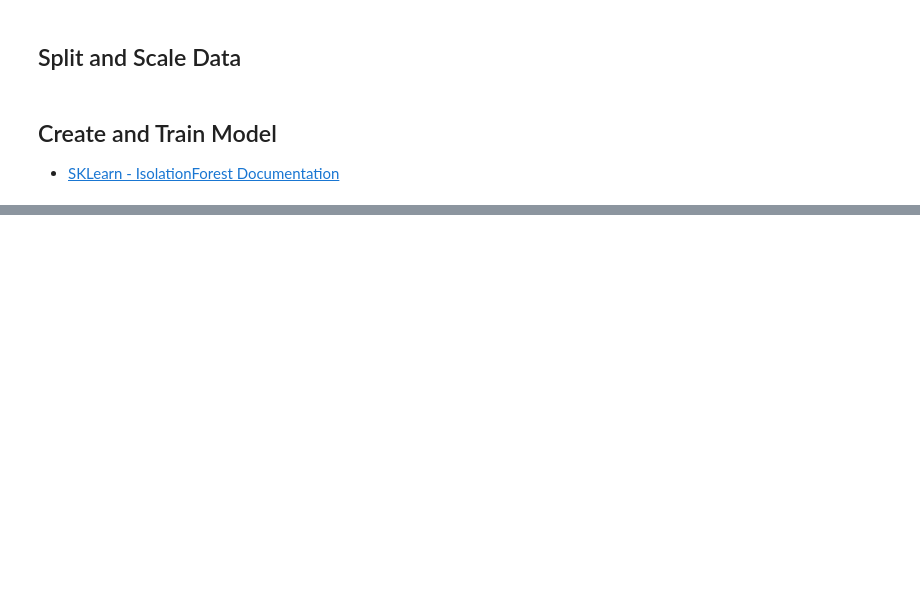
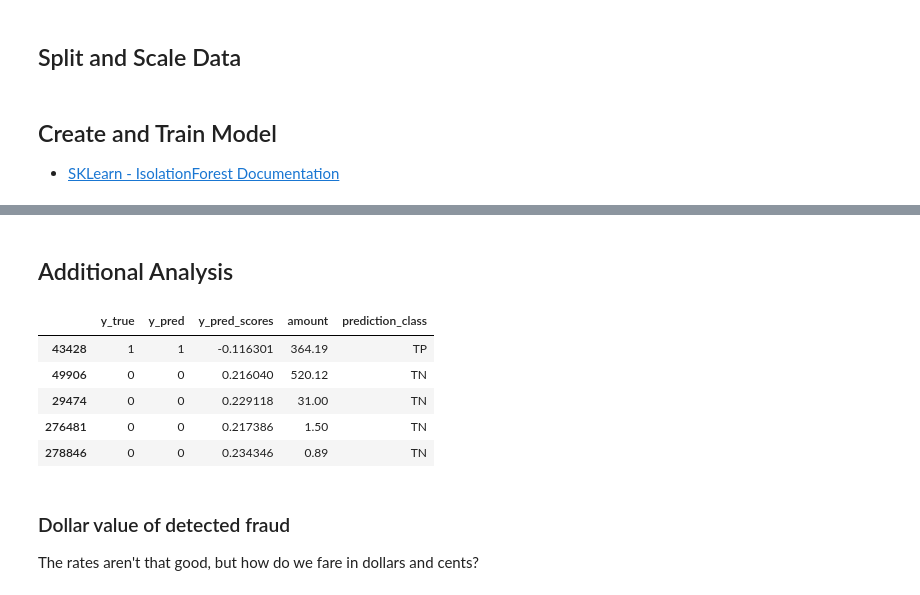
Before and after one commit to fresh-seaway/credit_card_fraud_project, a Jupyter notebook: notebooks/4_isolation_forest.ipynb, the cells around one changed output, grey strips where cells are left out. Drawn from its saved outputs; the diff is of its cells as text; code cells hidden in the pictures; blank space fills up the shorter version.

Commit message:
asus additions

```diff
--- a/notebooks/4_isolation_forest.ipynb
+++ b/notebooks/4_isolation_forest.ipynb
@@ -79,0 +196,64 @@ df_test.shape
+# %% [markdown]
+## Additional Analysis
+# %%
+def assemble_test_df(y_true, y_pred, y_pred_scores, transaction_amounts):
+
+    """
+    Returns:
+        A DF with the following columns:
+            - y_true
+            - y_pred
+            - y_pred_scores
+            - amount
+            - prediction_class
+
+        prediction_class contains a label as to whether the prediction was TP, FP, TN, and FN.
+    """
+
+    # Confirm input lengths match
+    if len(y_true) != len(y_pred) or len(y_true) != len(transaction_amounts):
+
+        print("Inputs Length Mismatch")
+        print(f"y_true: {len(y_true)}")
+        print(f"y_pred: {len(y_pred)}")
+        print(f"transaction_amounts: {len(transaction_amounts)}")
+
+        return _
+
+
+    # Define function to classify predictions
+    def classify_prediction(row):
+
+        if row['y_pred'] == 0:
+            if row['y_true'] == 0: return "TN"
+            elif row['y_true'] == 1: return "FN"
+
+        elif row['y_pred'] == 1:
+            if row['y_true'] == 0: return "FP"
+            elif row['y_true'] == 1: return "TP"
+
+
+    # Create a DataFrame and classify predictions
+    test_df = pd.DataFrame({'y_true': y_true, 'y_pred': y_pred, 'y_pred_scores': y_pred_scores, 'amount': transaction_amounts})
+    test_df['prediction_class'] = test_df.apply(classify_prediction, axis=1)
+
+    return test_df
+
+
+test_df = assemble_test_df(y_test,
+                           y_pred,
+                           y_pred_scores,
+                           X_test_orig['Amount'])
+
+test_df.head()
+# %% [output]
+|  | y_true | y_pred | y_pred_scores | amount | prediction_class |
+| 43428 | 1 | 1 | -0.116301 | 364.19 | TP |
+| 49906 | 0 | 0 | 0.216040 | 520.12 | TN |
+| 29474 | 0 | 0 | 0.229118 | 31.00 | TN |
+| 276481 | 0 | 0 | 0.217386 | 1.50 | TN |
+| 278846 | 0 | 0 | 0.234346 | 0.89 | TN |
+# %% [markdown]
+### Dollar value of detected fraud
+
+The rates aren't that good, but how do we fare in dollars and cents?
```
Also changed, not shown: parts of 22 cells of this notebook, 3 other files.
